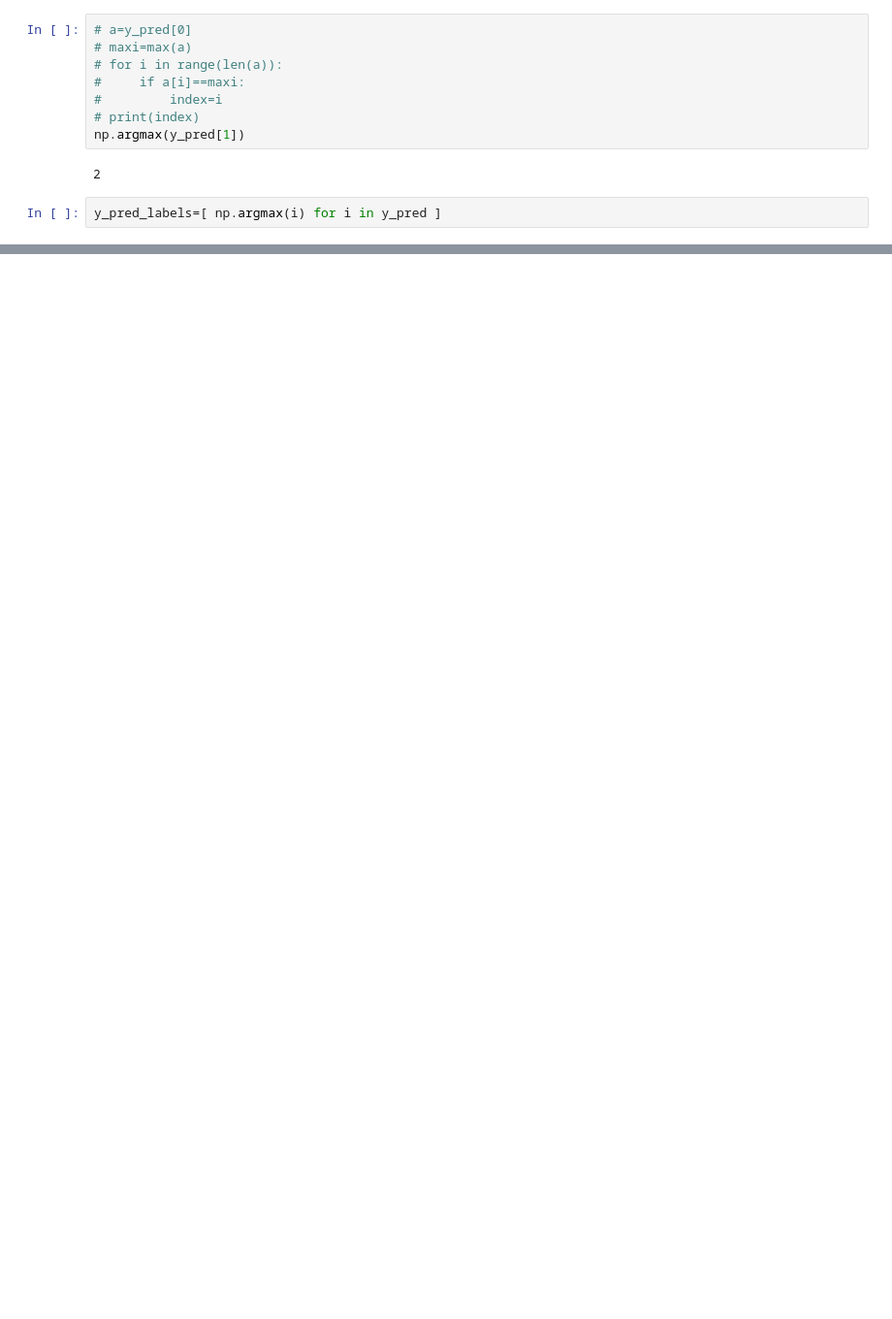
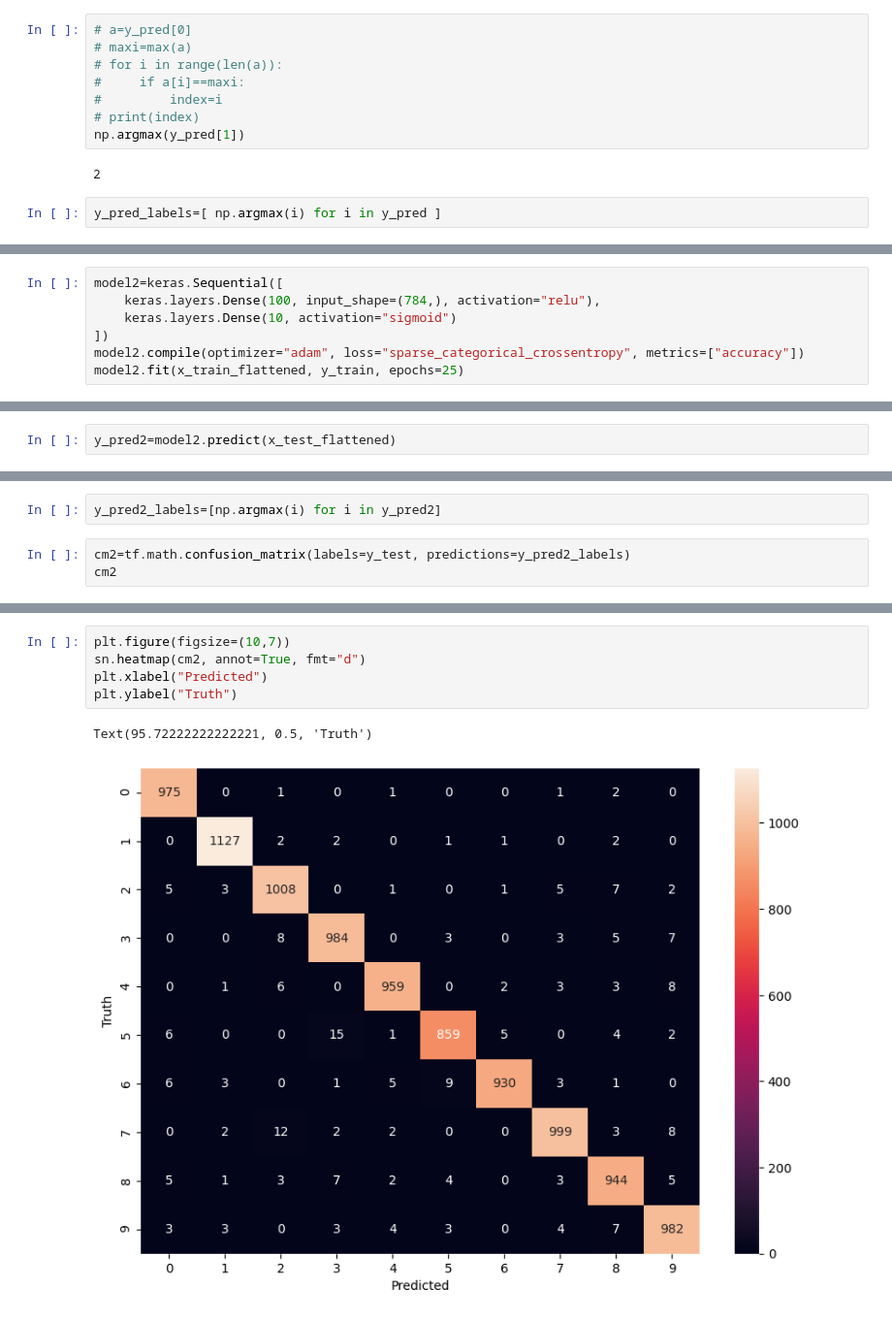
Before and after one commit to Aakanshi-Sharma/digit-classification, a Jupyter notebook: model.ipynb, the cells around one changed output, grey strips where cells are left out. Shown: that part at 97% size. Drawn from its saved outputs; the diff is of its cells as text; blank space fills up the shorter version.

Commit message:
model completed

```diff
--- a/model.ipynb
+++ b/model.ipynb
@@ -125,0 +131,7 @@ Text(95.72222222222221, 0.5, 'Truth')
+# %%
+model2=keras.Sequential([
+    keras.layers.Dense(100, input_shape=(784,), activation="relu"),
+    keras.layers.Dense(10, activation="sigmoid")
+])
+model2.compile(optimizer="adam", loss="sparse_categorical_crossentropy", metrics=["accuracy"])
+model2.fit(x_train_flattened, y_train, epochs=25)
@@ -125,0 +157,2 @@ Text(95.72222222222221, 0.5, 'Truth')
+# %%
+y_pred2=model2.predict(x_test_flattened)
@@ -125,0 +161,5 @@ Text(95.72222222222221, 0.5, 'Truth')
+# %%
+y_pred2_labels=[np.argmax(i) for i in y_pred2]
+# %%
+cm2=tf.math.confusion_matrix(labels=y_test, predictions=y_pred2_labels)
+cm2
@@ -125,0 +178,8 @@ Text(95.72222222222221, 0.5, 'Truth')
+# %%
+plt.figure(figsize=(10,7))
+sn.heatmap(cm2, annot=True, fmt="d")
+plt.xlabel("Predicted")
+plt.ylabel("Truth")
+# %% [output]
+Text(95.72222222222221, 0.5, 'Truth')
+[figure, added]
```
Also changed, not shown: parts of 9 cells of this notebook.
